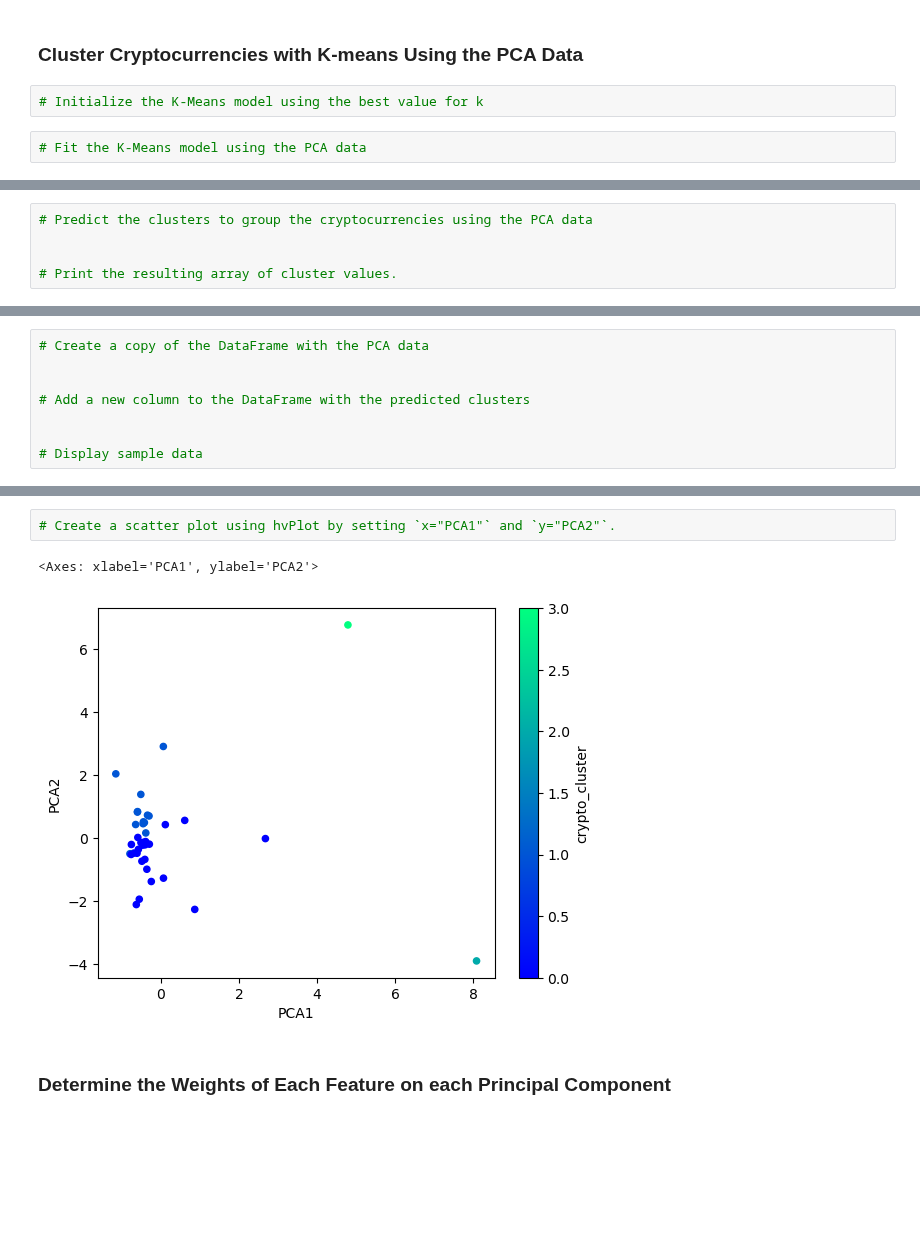
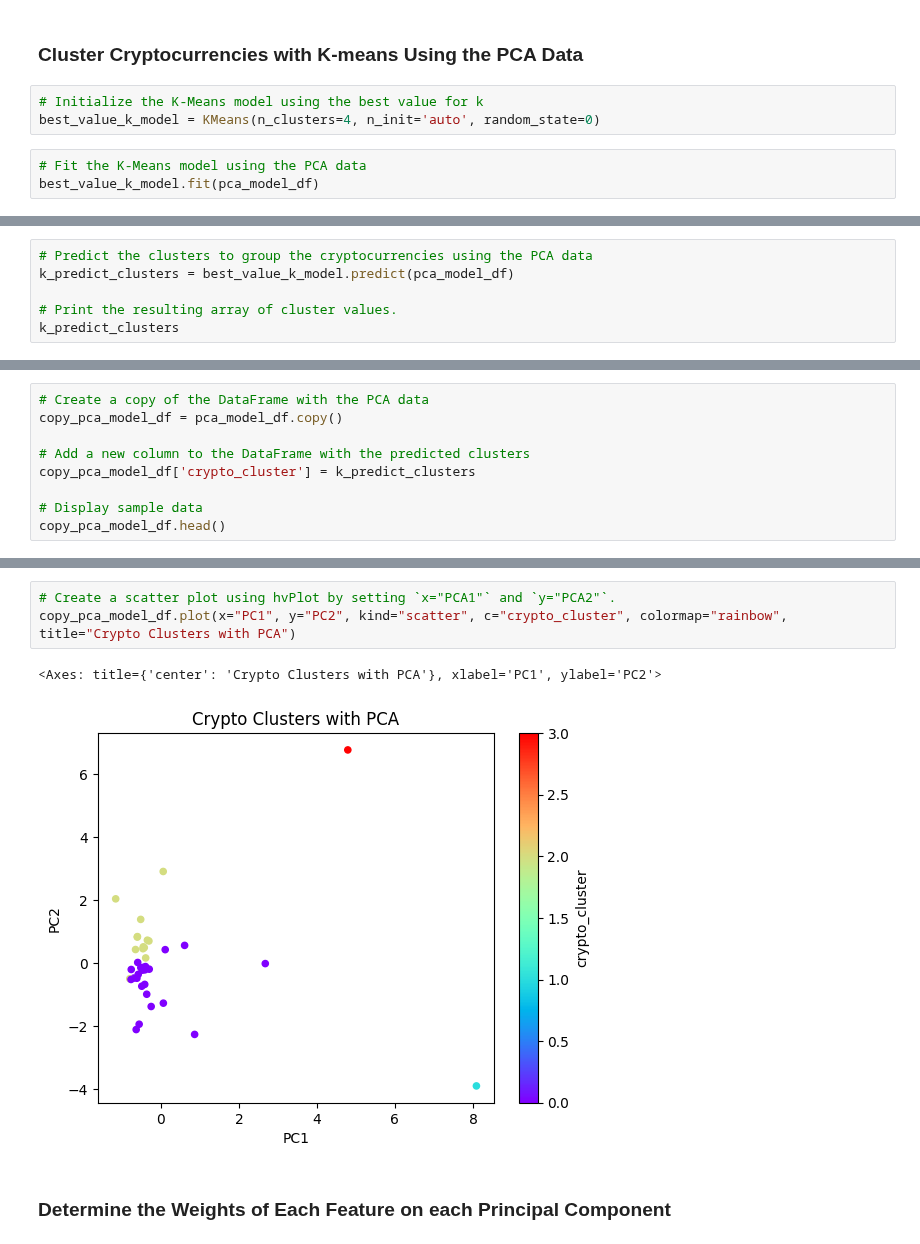
Before and after one commit to Debasis457/CryptoClustering, a Jupyter notebook: Crypto_Clustering.ipynb, the cells around one changed output, grey strips where cells are left out. Drawn from its saved outputs; the diff is of its cells as text; blank space fills up the shorter version.

Commit message:
modifications for crypto clustering

```diff
--- a/Crypto_Clustering.ipynb
+++ b/Crypto_Clustering.ipynb
@@ -238,5 +280,7 @@ array([0.3719856 , 0.34700813, 0.17603793])
 ### Cluster Cryptocurrencies with K-means Using the PCA Data
 # %%
 # Initialize the K-Means model using the best value for k
+best_value_k_model = KMeans(n_clusters=4, n_init='auto', random_state=0)
 # %%
 # Fit the K-Means model using the PCA data
+best_value_k_model.fit(pca_model_df)
@@ -243,5 +289,6 @@ array([0.3719856 , 0.34700813, 0.17603793])
 # %%
 # Predict the clusters to group the cryptocurrencies using the PCA data
-
+k_predict_clusters = best_value_k_model.predict(pca_model_df)
 
 # Print the resulting array of cluster values.
+k_predict_clusters
@@ -248,9 +299,10 @@ array([0.3719856 , 0.34700813, 0.17603793])
 # %%
 # Create a copy of the DataFrame with the PCA data
-
+copy_pca_model_df = pca_model_df.copy()
 
 # Add a new column to the DataFrame with the predicted clusters
-
+copy_pca_model_df['crypto_cluster'] = k_predict_clusters
 
 # Display sample data
+copy_pca_model_df.head()
 # %% [output]
@@ -264,8 +316,9 @@ array([0.3719856 , 0.34700813, 0.17603793])
 # %%
 # Create a scatter plot using hvPlot by setting `x="PCA1"` and `y="PCA2"`.
+copy_pca_model_df.plot(x="PC1", y="PC2", kind="scatter", c="crypto_cluster", colormap="rainbow", title="Crypto Clusters with PCA")
 # %% [output]
-<Axes: xlabel='PCA1', ylabel='PCA2'>
+<Axes: title={'center': 'Crypto Clusters with PCA'}, xlabel='PC1', ylabel='PC2'>
-[figure, old version]
+[figure, new version]
 # %% [markdown]
 ### Determine the Weights of Each Feature on each Principal Component
 # %%
```
Also changed, not shown: parts of 25 cells of this notebook.
